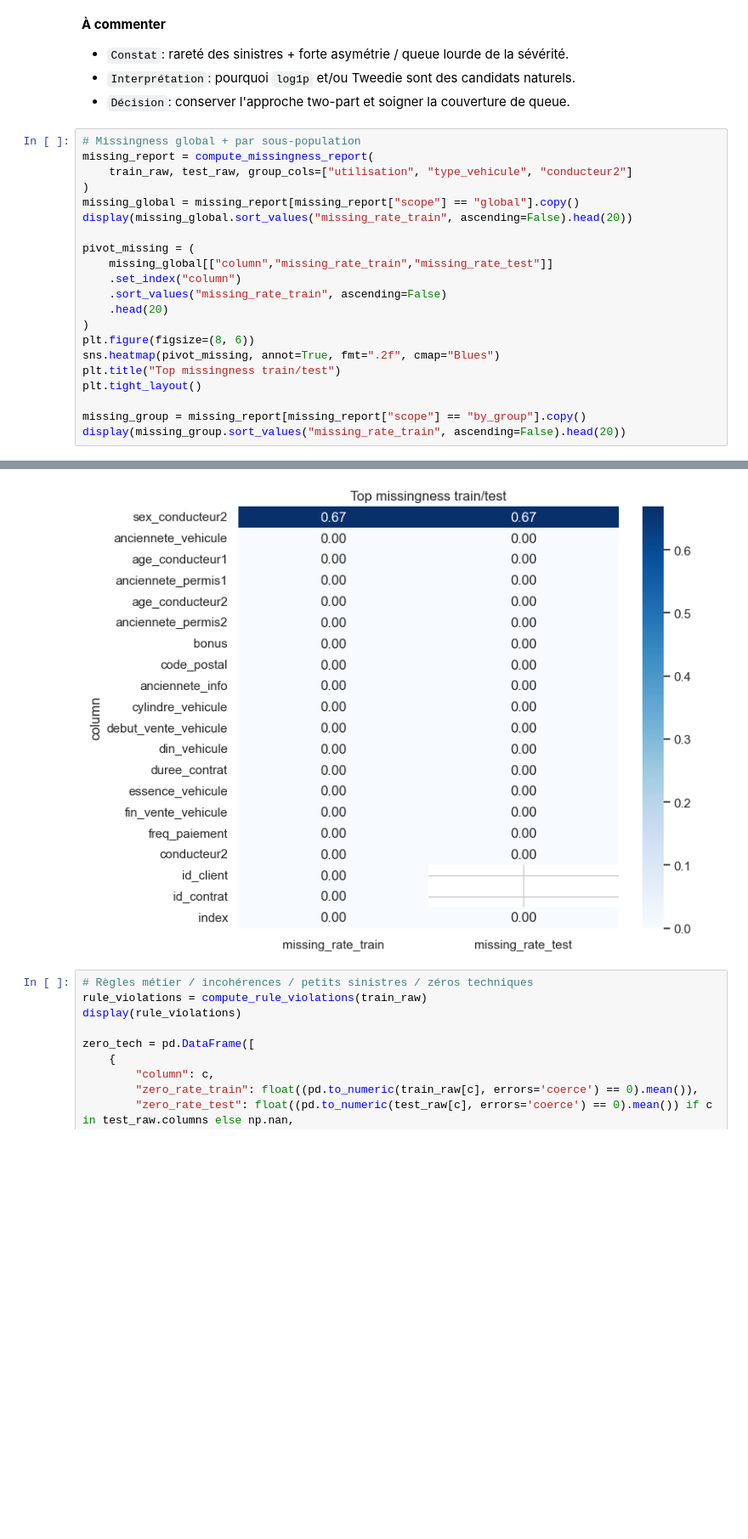
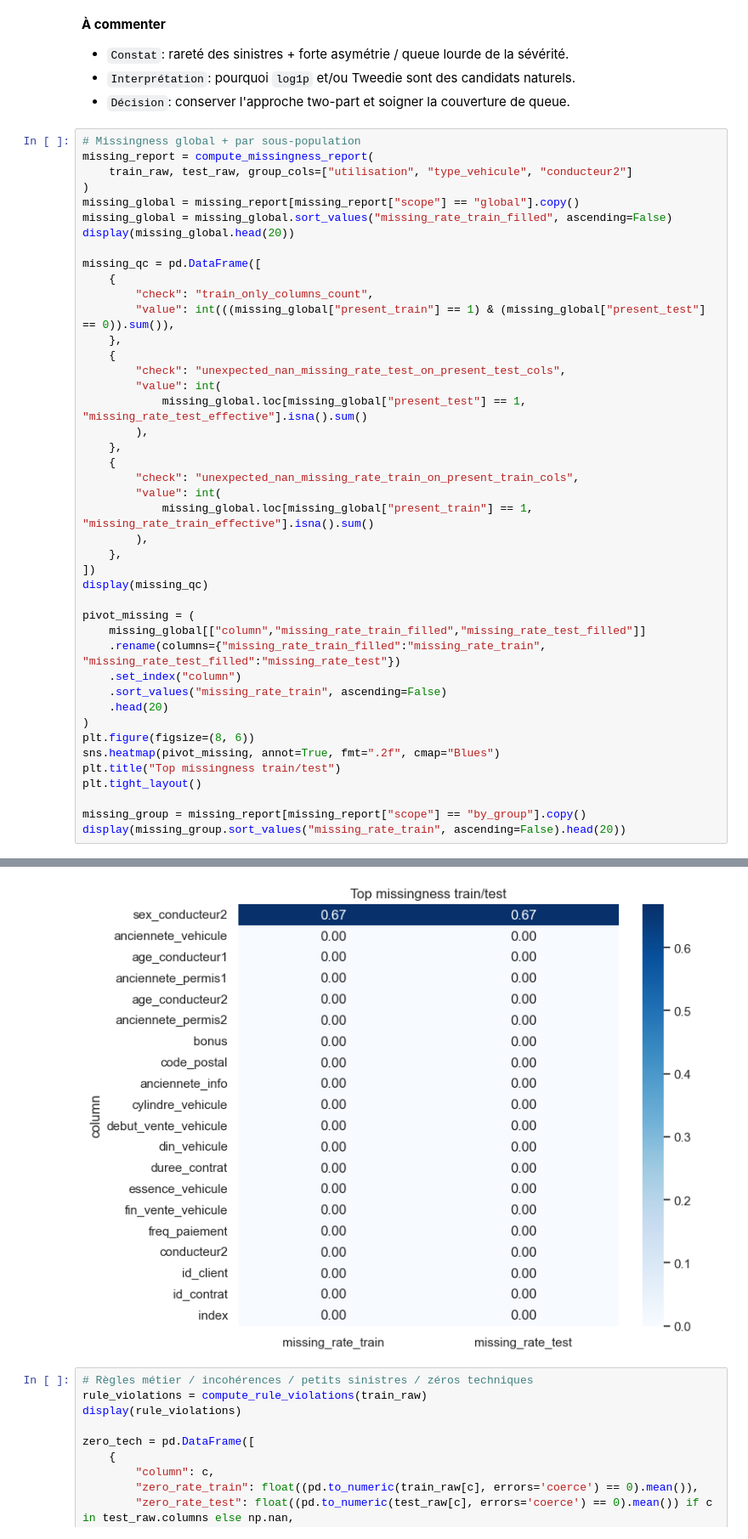
Before and after one commit to Mogramed/Calcul-prime-d-assurance, a Jupyter notebook: notebooks/07_ds_cadrage_qualite_cv.ipynb, the cells around one changed output, grey strips where cells are left out. Shown at 85% size. Drawn from its saved outputs; the diff is of its cells as text; blank space fills up the shorter version.

```diff
--- a/notebooks/07_ds_cadrage_qualite_cv.ipynb
+++ b/notebooks/07_ds_cadrage_qualite_cv.ipynb
@@ -198,10 +186,32 @@ missing_report = compute_missingness_report(
     train_raw, test_raw, group_cols=["utilisation", "type_vehicule", "conducteur2"]
 )
 missing_global = missing_report[missing_report["scope"] == "global"].copy()
-display(missing_global.sort_values("missing_rate_train", ascending=False).head(20))
+missing_global = missing_global.sort_values("missing_rate_train_filled", ascending=False)
+display(missing_global.head(20))
+
+missing_qc = pd.DataFrame([
+    {
+        "check": "train_only_columns_count",
+        "value": int(((missing_global["present_train"] == 1) & (missing_global["present_test"] == 0)).sum()),
+    },
+    {
+        "check": "unexpected_nan_missing_rate_test_on_present_test_cols",
+        "value": int(
+            missing_global.loc[missing_global["present_test"] == 1, "missing_rate_test_effective"].isna().sum()
+        ),
+    },
+    {
+        "check": "unexpected_nan_missing_rate_train_on_present_train_cols",
+        "value": int(
+            missing_global.loc[missing_global["present_train"] == 1, "missing_rate_train_effective"].isna().sum()
+        ),
+    },
+])
+display(missing_qc)
 
 pivot_missing = (
-    missing_global[["column","missing_rate_train","missing_rate_test"]]
+    missing_global[["column","missing_rate_train_filled","missing_rate_test_filled"]]
+    .rename(columns={"missing_rate_train_filled":"missing_rate_train", "missing_rate_test_filled":"missing_rate_test"})
     .set_index("column")
     .sort_values("missing_rate_train", ascending=False)
     .head(20)
@@ -251,4 +265,4 @@ display(missing_group.sort_values("missing_rate_train", ascending=False).head(20
-[figure, old version]
+[figure, new version]
 # %%
 # Règles métier / incohérences / petits sinistres / zéros techniques
 rule_violations = compute_rule_violations(train_raw)
```
Also changed, not shown: parts of 7 cells of this notebook, 5 other files.
